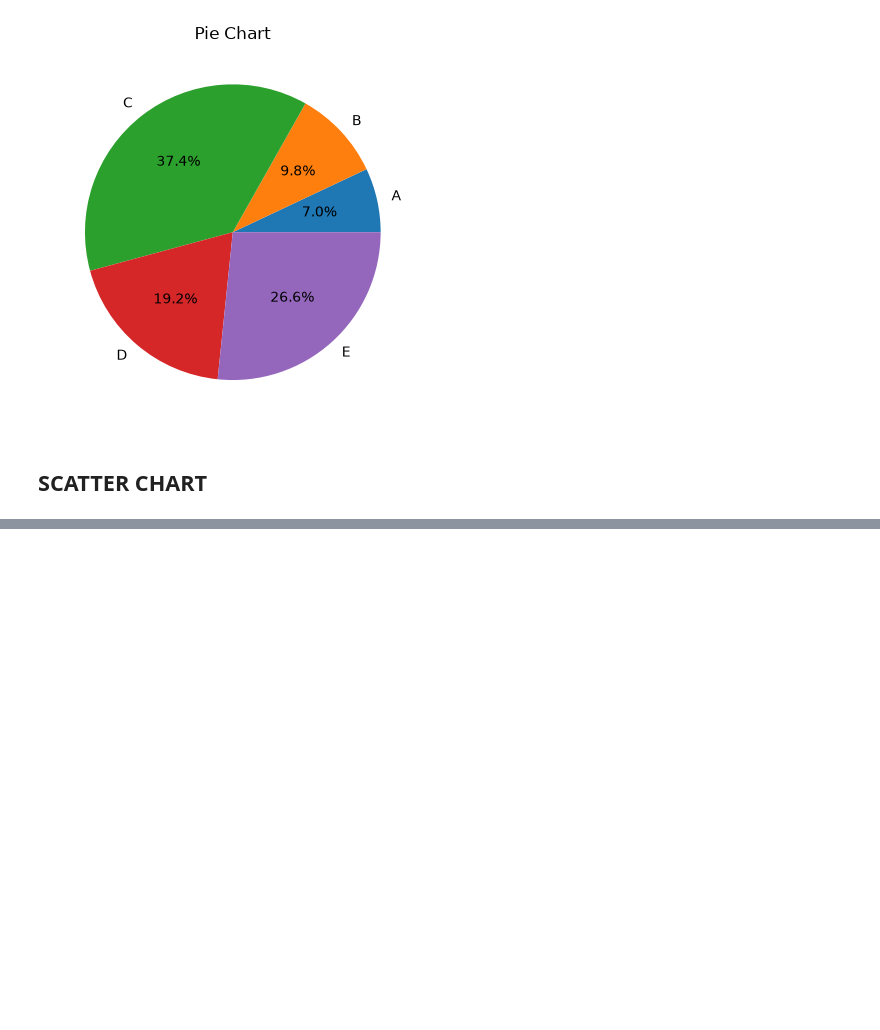
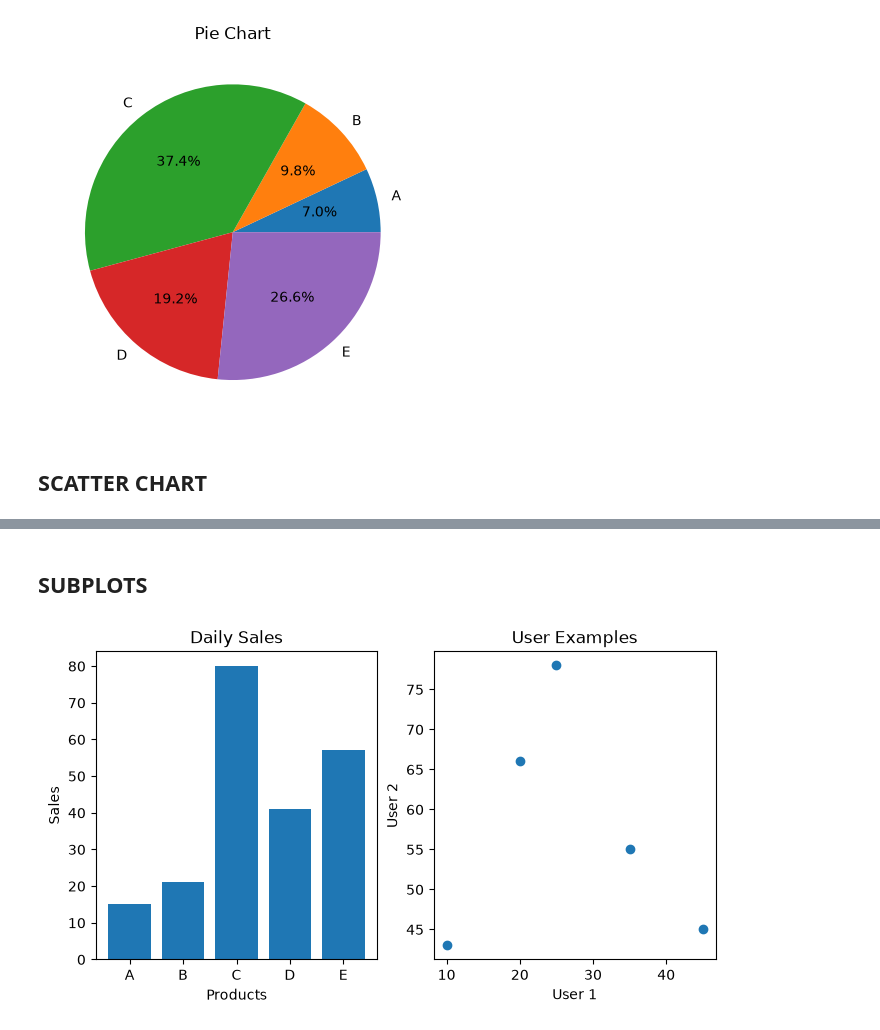
Before and after one commit to suran-02/Python, a Jupyter notebook: matplotlib/day1.ipynb, the cells around one changed output, grey strips where cells are left out. Saved outputs shown, nothing was run; the diff lists cells and outputs as text; code cells hidden in the pictures; blank space fills up the shorter version.

```diff
--- a/matplotlib/day1.ipynb
+++ b/matplotlib/day1.ipynb
@@ -82,0 +95,32 @@ plt.show()
+# %% [markdown]
+## SUBPLOTS
+# %%
+# used to show multiple charts in one figure
+
+#data1
+categories=['A','B','C','D','E']
+sales=[15,21,80,41,57]
+
+#data2
+a = [10,20,25,35,45]
+b = [43,66,78,55,45]
+
+plt.figure(figsize=(8,4))
+
+# first plot - bar chart
+plt.subplot(1,2,1) #row, column, position
+plt.bar(categories,sales)
+plt.title("Daily Sales")
+plt.xlabel("Products")
+plt.ylabel("Sales")
+
+#second plot - scatter chart
+plt.subplot(1,2,2)
+plt.scatter(a,b)
+plt.title("User Examples")
+plt.xlabel("User 1")
+plt.ylabel("User 2")
+
+plt.show()
+# %% [output]
+[figure, added]
```
Also changed, not shown: parts of 1 cell of this notebook.
